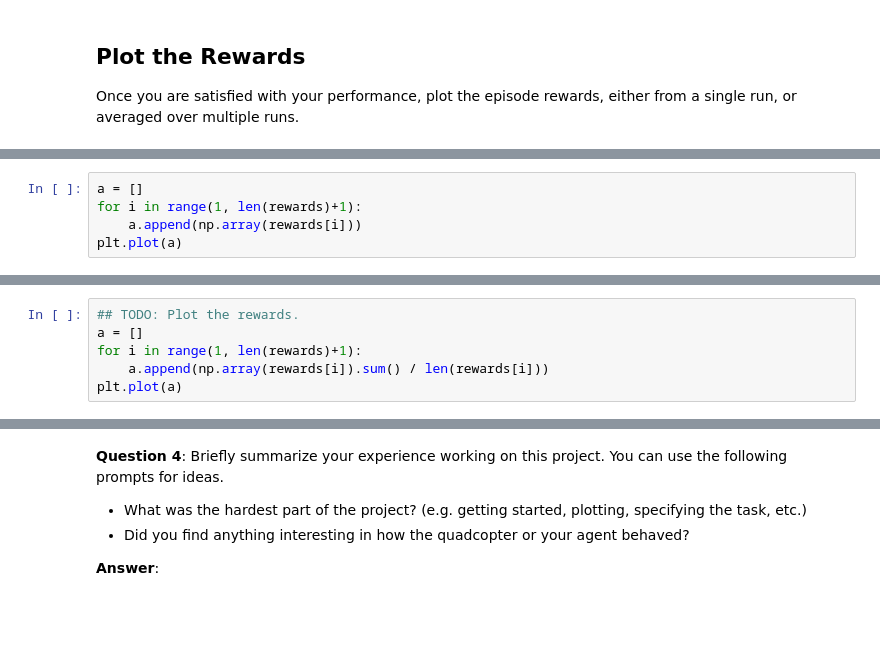
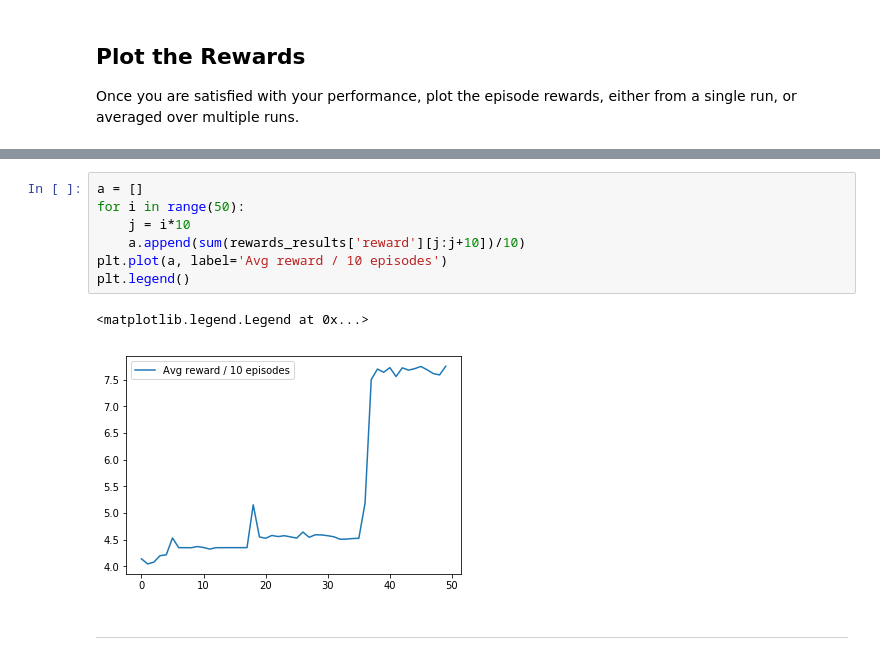
Before and after one commit to edvalente/ml-nanodegree, a Jupyter notebook: quadcopter-project/Quadcopter_Project.ipynb, the cells around one changed output, grey strips where cells are left out. Cells and saved outputs as stored; diff of their text form; blank space fills up the shorter version.

```diff
--- a/quadcopter-project/Quadcopter_Project.ipynb
+++ b/quadcopter-project/Quadcopter_Project.ipynb
@@ -287,5 +283,0 @@ plt.show()
-# %%
-a = []
-for i in range(1, len(rewards)+1):
-    a.append(np.array(rewards[i]))
-plt.plot(a)
@@ -295,6 +283,0 @@ plt.plot(a)
-# %%
-## TODO: Plot the rewards.
-a = []
-for i in range(1, len(rewards)+1):
-    a.append(np.array(rewards[i]).sum() / len(rewards[i]))
-plt.plot(a)
@@ -333,7 +337,12 @@ _ = plt.ylim()
-# %% [markdown]
-**Question 4**: Briefly summarize your experience working on this project. You can use the following prompts for ideas.
-
-- What was the hardest part of the project? (e.g. getting started, plotting, specifying the task, etc.)
-- Did you find anything interesting in how the quadcopter or your agent behaved?
-
-**Answer**:
+# %%
+a = []
+for i in range(50):
+    j = i*10
+    a.append(sum(rewards_results['reward'][j:j+10])/10)
+plt.plot(a, label='Avg reward / 10 episodes')
+plt.legend()
+# %% [output]
+<matplotlib.legend.Legend at 0x...>
+[figure, added]
+# %% [markdown]
+---
```
Also changed, not shown: parts of 12 cells of this notebook, 2 other files.
